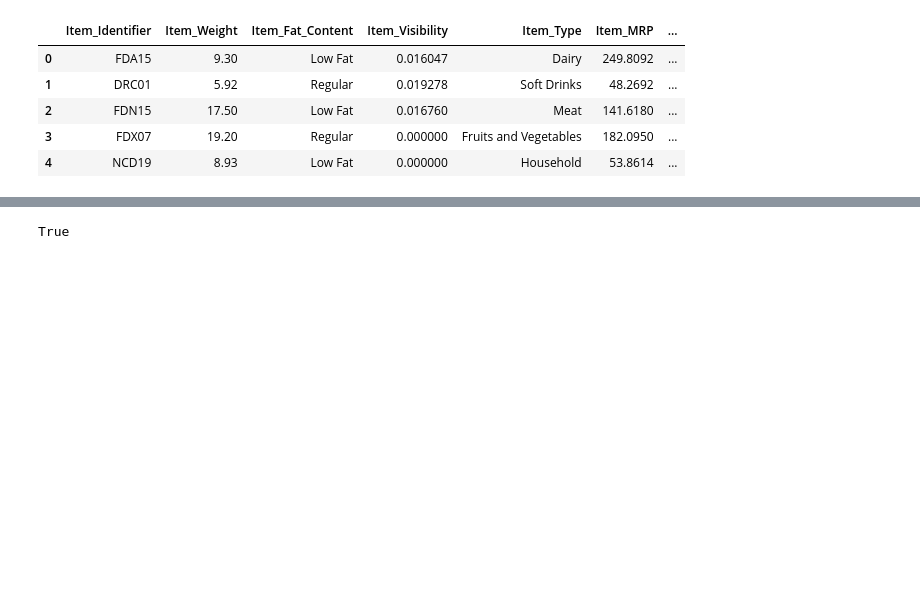
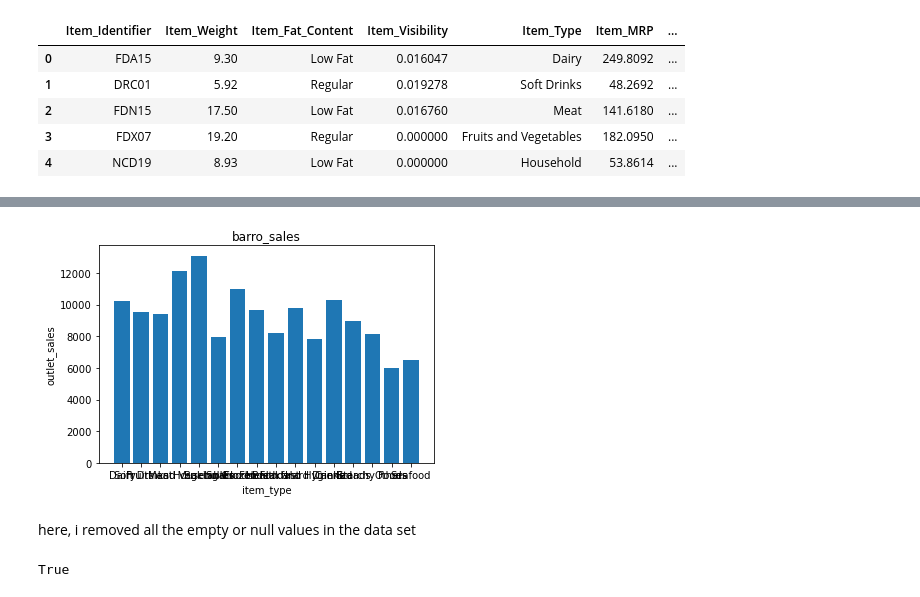
Before and after one commit to Hamzatremilekun/project-assignment, a Jupyter notebook: my tech project.ipynb, the cells around one changed output, grey strips where cells are left out. Saved outputs shown, nothing was run; the diff lists cells and outputs as text; code cells hidden in the pictures; blank space fills up the shorter version.

```diff
--- a/my tech project.ipynb
+++ b/my tech project.ipynb
@@ -32,3 +151,15 @@ df.head()
+# %%
+dfu = df["Item_Type"]
+# %%
+plt.bar(dfu, dfy)
+plt.xlabel("item_type")
+plt.ylabel("outlet_sales")
+plt.title("barro_sales")
+plt.show()
+# %% [output]
+[figure, added]
+# %% [markdown]
+here, i removed all the empty or null values in the data set
 # %%
 df.isnull().values.any()
 # %% [output]
```
Also changed, not shown: parts of 39 cells of this notebook.
